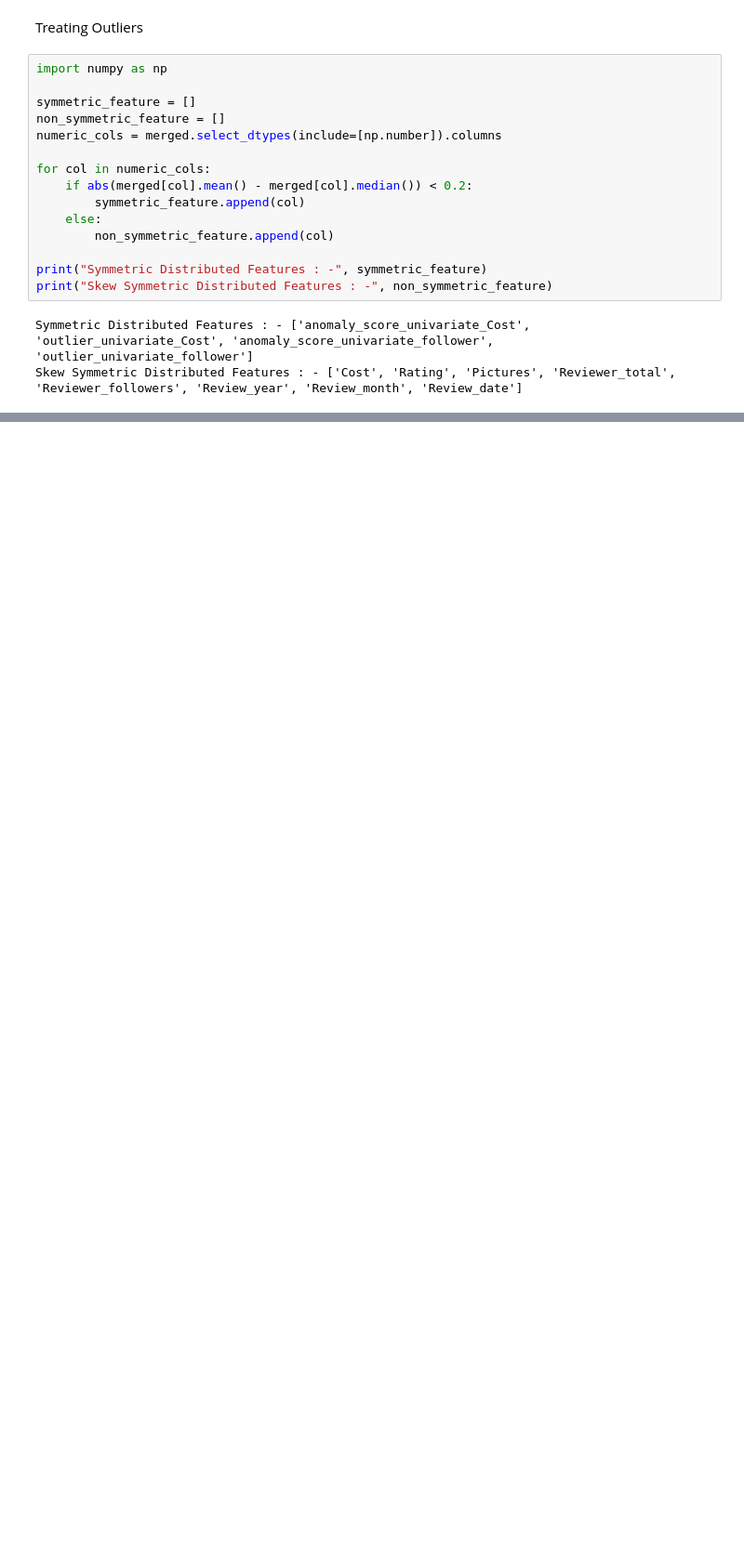
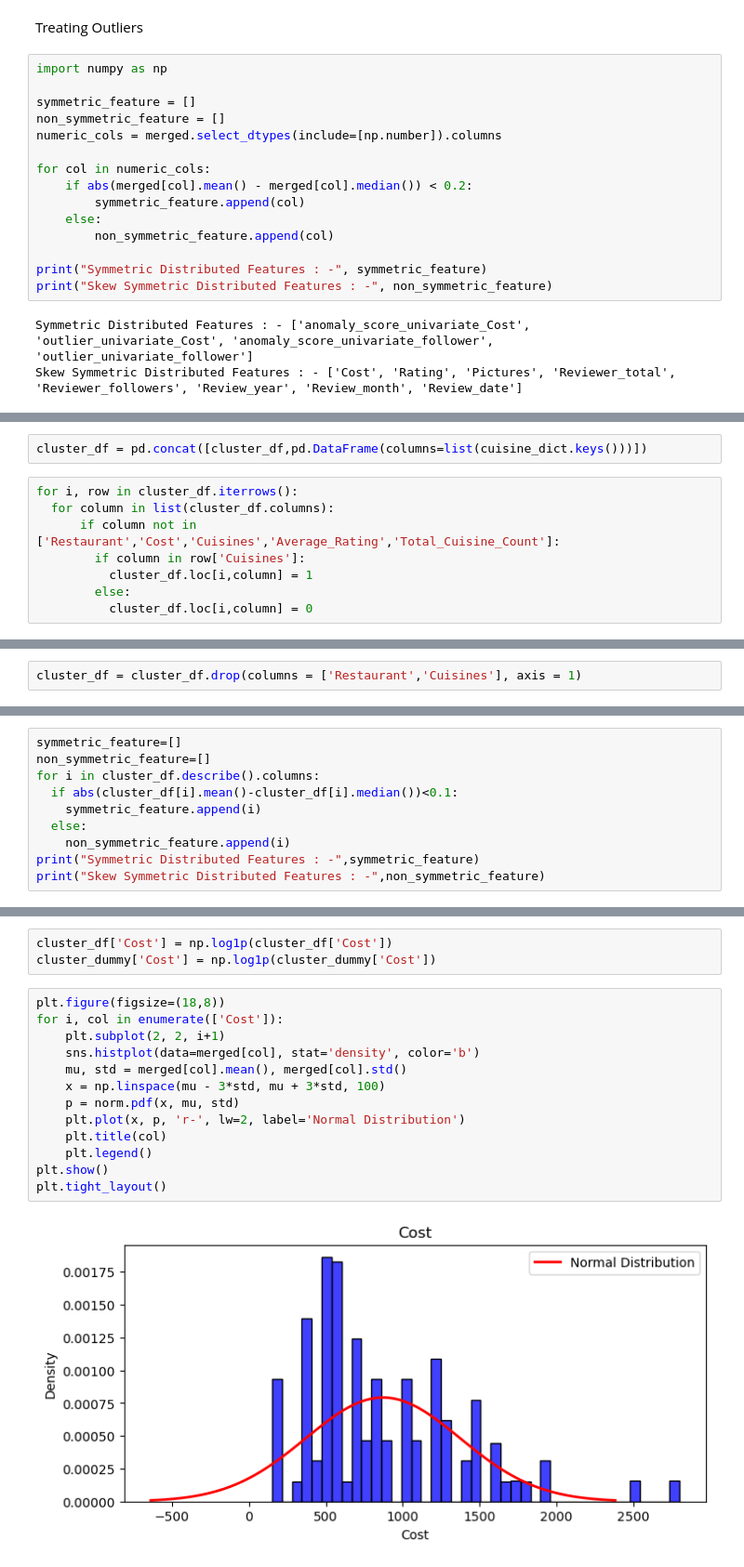
Before and after one commit to vip03pandey/ZomatoClustering, a Jupyter notebook: model.ipynb, the cells around one changed output, grey strips where cells are left out. Shown at 93% size. Cells and saved outputs as stored; diff of their text form; blank space fills up the shorter version.

```diff
--- a/model.ipynb
+++ b/model.ipynb
@@ -1162,0 +1219,10 @@ Skew Symmetric Distributed Features : - ['Cost', 'Rating', 'Pictures', 'Reviewer
+# %%
+cluster_df = pd.concat([cluster_df,pd.DataFrame(columns=list(cuisine_dict.keys()))])
+# %%
+for i, row in cluster_df.iterrows():
+  for column in list(cluster_df.columns):
+      if column not in ['Restaurant','Cost','Cuisines','Average_Rating','Total_Cuisine_Count']:
+        if column in row['Cuisines']:
+          cluster_df.loc[i,column] = 1
+        else:
+          cluster_df.loc[i,column] = 0
@@ -1162,0 +1430,2 @@ Skew Symmetric Distributed Features : - ['Cost', 'Rating', 'Pictures', 'Reviewer
+# %%
+cluster_df = cluster_df.drop(columns = ['Restaurant','Cuisines'], axis = 1)
@@ -1162,0 +1474,10 @@ Skew Symmetric Distributed Features : - ['Cost', 'Rating', 'Pictures', 'Reviewer
+# %%
+symmetric_feature=[]
+non_symmetric_feature=[]
+for i in cluster_df.describe().columns:
+  if abs(cluster_df[i].mean()-cluster_df[i].median())<0.1:
+    symmetric_feature.append(i)
+  else:
+    non_symmetric_feature.append(i)
+print("Symmetric Distributed Features : -",symmetric_feature)
+print("Skew Symmetric Distributed Features : -",non_symmetric_feature)
@@ -1162,0 +1487,18 @@ Skew Symmetric Distributed Features : - ['Cost', 'Rating', 'Pictures', 'Reviewer
+# %%
+cluster_df['Cost'] = np.log1p(cluster_df['Cost'])
+cluster_dummy['Cost'] = np.log1p(cluster_dummy['Cost'])
+# %%
+plt.figure(figsize=(18,8))
+for i, col in enumerate(['Cost']):
+    plt.subplot(2, 2, i+1)
+    sns.histplot(data=merged[col], stat='density', color='b')
+    mu, std = merged[col].mean(), merged[col].std()
+    x = np.linspace(mu - 3*std, mu + 3*std, 100)
+    p = norm.pdf(x, mu, std)
+    plt.plot(x, p, 'r-', lw=2, label='Normal Distribution')
+    plt.title(col)
+    plt.legend()
+plt.show()
+plt.tight_layout()
+# %% [output]
+[figure, added]
```
Also changed, not shown: parts of 71 cells of this notebook.
